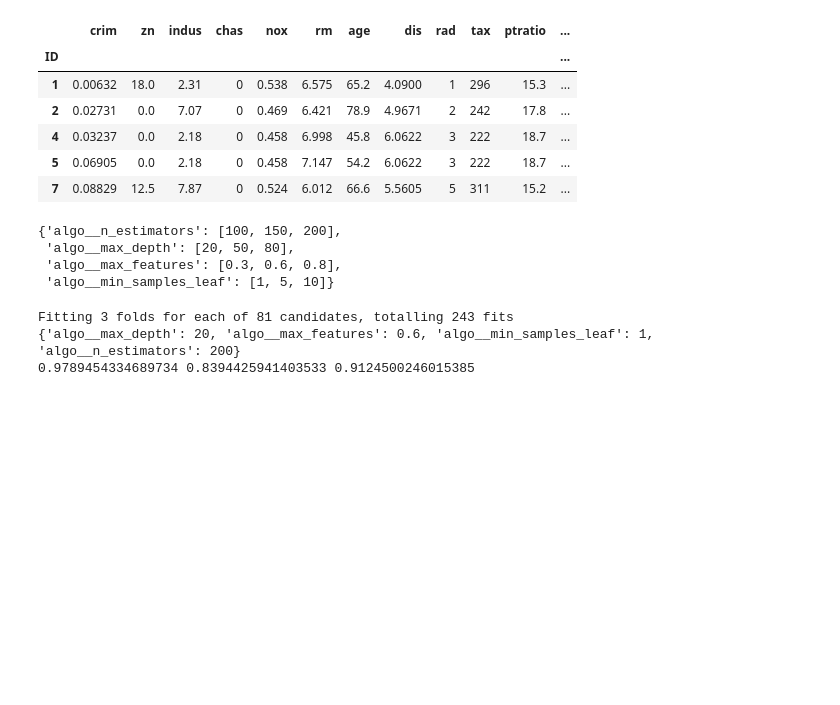
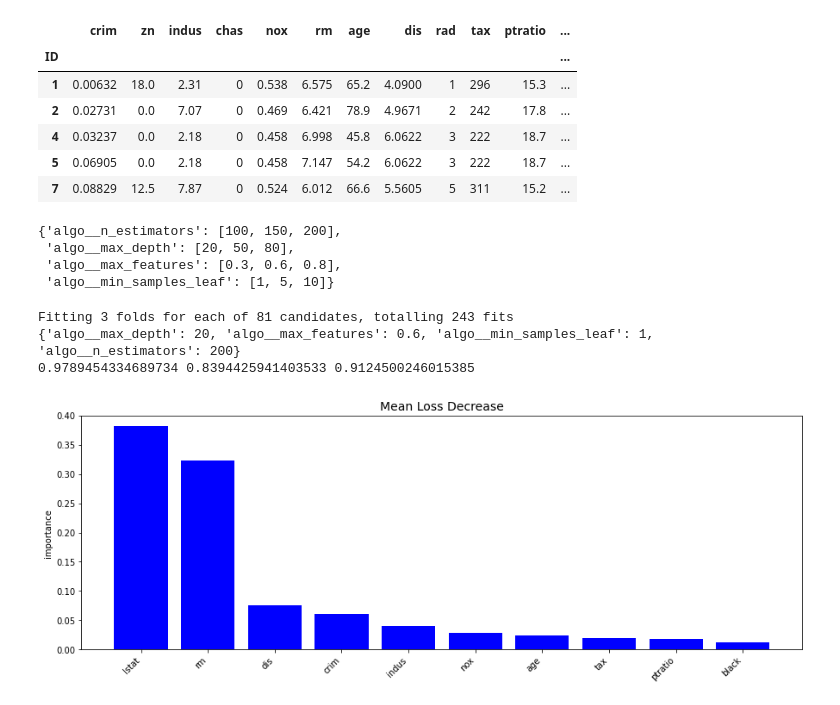
Before and after one commit to FransiscoReadyPermana/supervised_learning, a Jupyter notebook: 06 - RF/part2-RegresiMenggunakanRandomForest.ipynb, the cells around one changed output. Drawn from its saved outputs; the diff is of its cells as text; code cells hidden in the pictures; blank space fills up the shorter version.

```diff
--- a/06 - RF/part2-RegresiMenggunakanRandomForest.ipynb
+++ b/06 - RF/part2-RegresiMenggunakanRandomForest.ipynb
@@ -84,0 +87,4 @@ Fitting 3 folds for each of 81 candidates, totalling 243 fits
+# %%
+df_imp = mean_loss_decrease(X_train, model, plot=True, topk=10)
+# %% [output]
+[figure, added]
```
Also changed, not shown: parts of 11 cells of this notebook, 1 other file.
